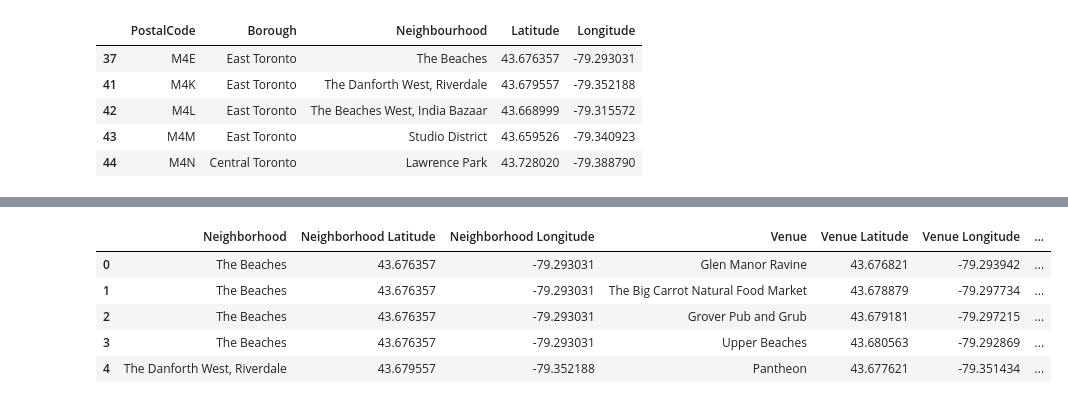
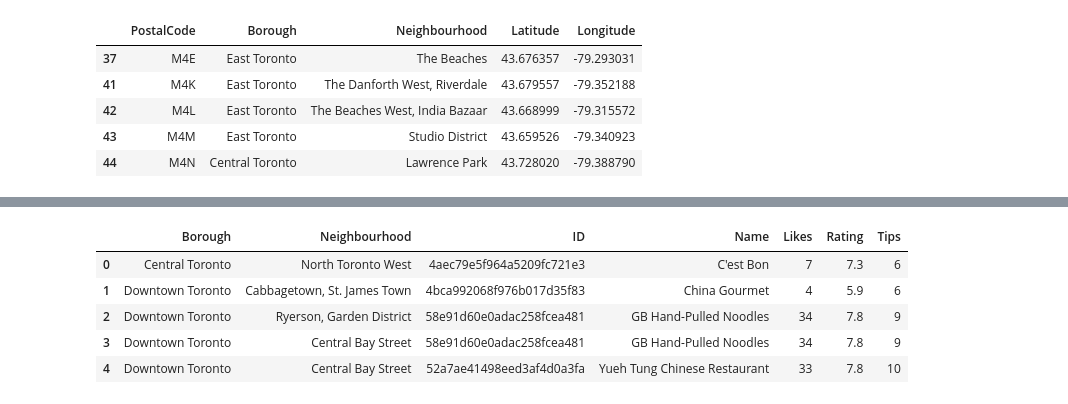
Before and after one commit to koksiong-sg/Applied-Data-Science-Captsone, a Jupyter notebook: Neighborhoods in Toronto.ipynb, the cells around one changed output, grey strips where cells are left out. Cells and saved outputs as stored; diff of their text form; code cells hidden in the pictures.

```diff
--- a/Neighborhoods in Toronto.ipynb
+++ b/Neighborhoods in Toronto.ipynb
@@ -104,6 +128,21 @@ from pandas.io.json import json_normalize
 
 !conda install -c conda-forge folium=0.5.0 --yes
 import folium
+
+pd.set_option('display.max_columns', None)
+pd.set_option('display.max_rows', None)
+
+import os
+
+from geopy.geocoders import Nominatim # convert an address into latitude and longitude values
+# Matplotlib and associated plotting modules
+import matplotlib.pyplot as plt
+import matplotlib.cm as cm
+import matplotlib.colors as colors
+%matplotlib inline
+
+
+print('Libraries imported.')
 # %% [output]
 Solving environment: done
 
@@ -187,9 +444,11 @@ Business Reply Mail Processing Centre 969 Eastern
+# %%
+ch_rest_stats_csv=pd.read_csv('ch_rest_stats_df.csv')
 # %%
-toronto_venues.head()
+ch_rest_stats_csv.head()
 # %% [output]
-|  | Neighborhood | Neighborhood Latitude | Neighborhood Longitude | Venue | Venue Latitude | Venue Longitude | ... |
-| 0 | The Beaches | 43.676357 | -79.293031 | Glen Manor Ravine | 43.676821 | -79.293942 | ... |
-| 1 | The Beaches | 43.676357 | -79.293031 | The Big Carrot Natural Food Market | 43.678879 | -79.297734 | ... |
-| 2 | The Beaches | 43.676357 | -79.293031 | Grover Pub and Grub | 43.679181 | -79.297215 | ... |
-| 3 | The Beaches | 43.676357 | -79.293031 | Upper Beaches | 43.680563 | -79.292869 | ... |
-| 4 | The Danforth West, Riverdale | 43.679557 | -79.352188 | Pantheon | 43.677621 | -79.351434 | ... |
+|  | Borough | Neighbourhood | ID | Name | Likes | Rating | Tips |
+| 0 | Central Toronto | North Toronto West | 4aec79e5f964a5209fc721e3 | C'est Bon | 7 | 7.3 | 6 |
+| 1 | Downtown Toronto | Cabbagetown, St. James Town | 4bca992068f976b017d35f83 | China Gourmet | 4 | 5.9 | 6 |
+| 2 | Downtown Toronto | Ryerson, Garden District | 58e91d60e0adac258fcea481 | GB Hand-Pulled Noodles | 34 | 7.8 | 9 |
+| 3 | Downtown Toronto | Central Bay Street | 58e91d60e0adac258fcea481 | GB Hand-Pulled Noodles | 34 | 7.8 | 9 |
+| 4 | Downtown Toronto | Central Bay Street | 52a7ae41498eed3af4d0a3fa | Yueh Tung Chinese Restaurant | 33 | 7.8 | 10 |
```
Also changed, not shown: parts of 62 cells of this notebook.
